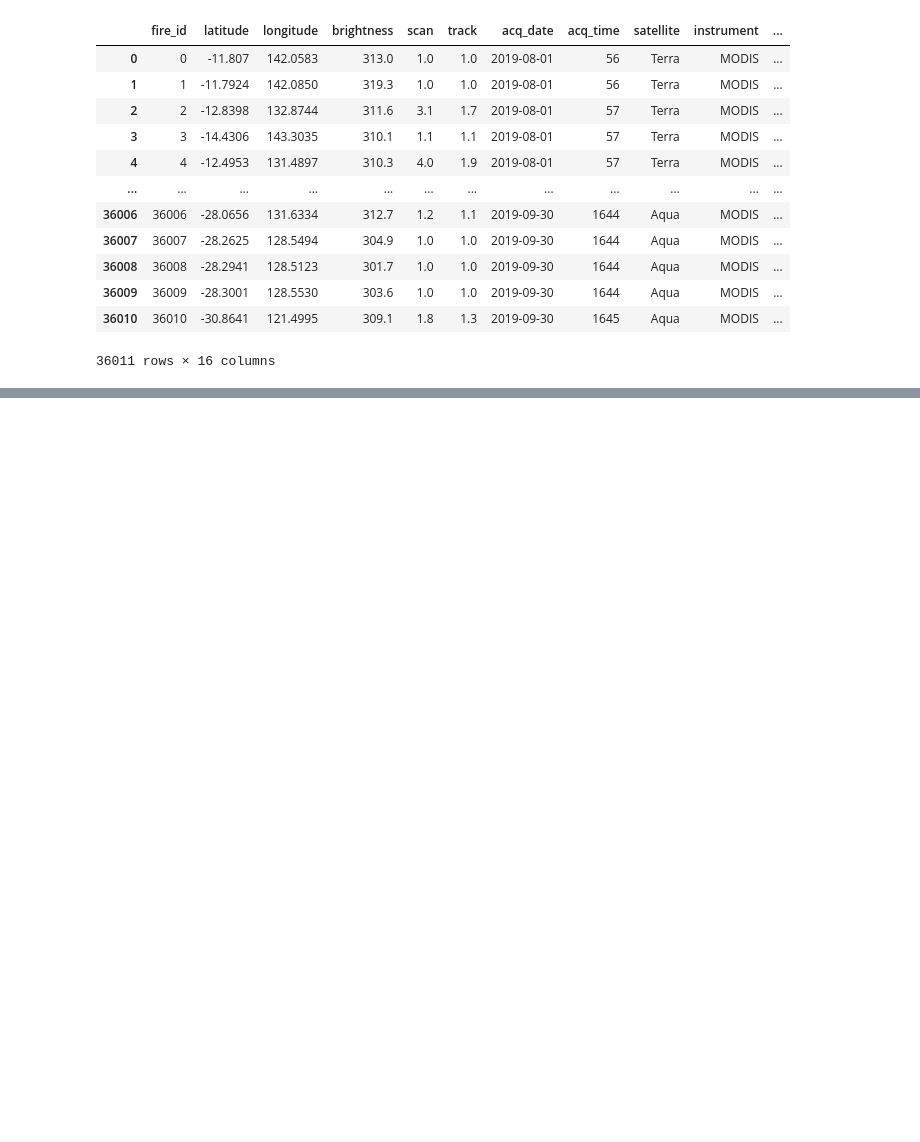
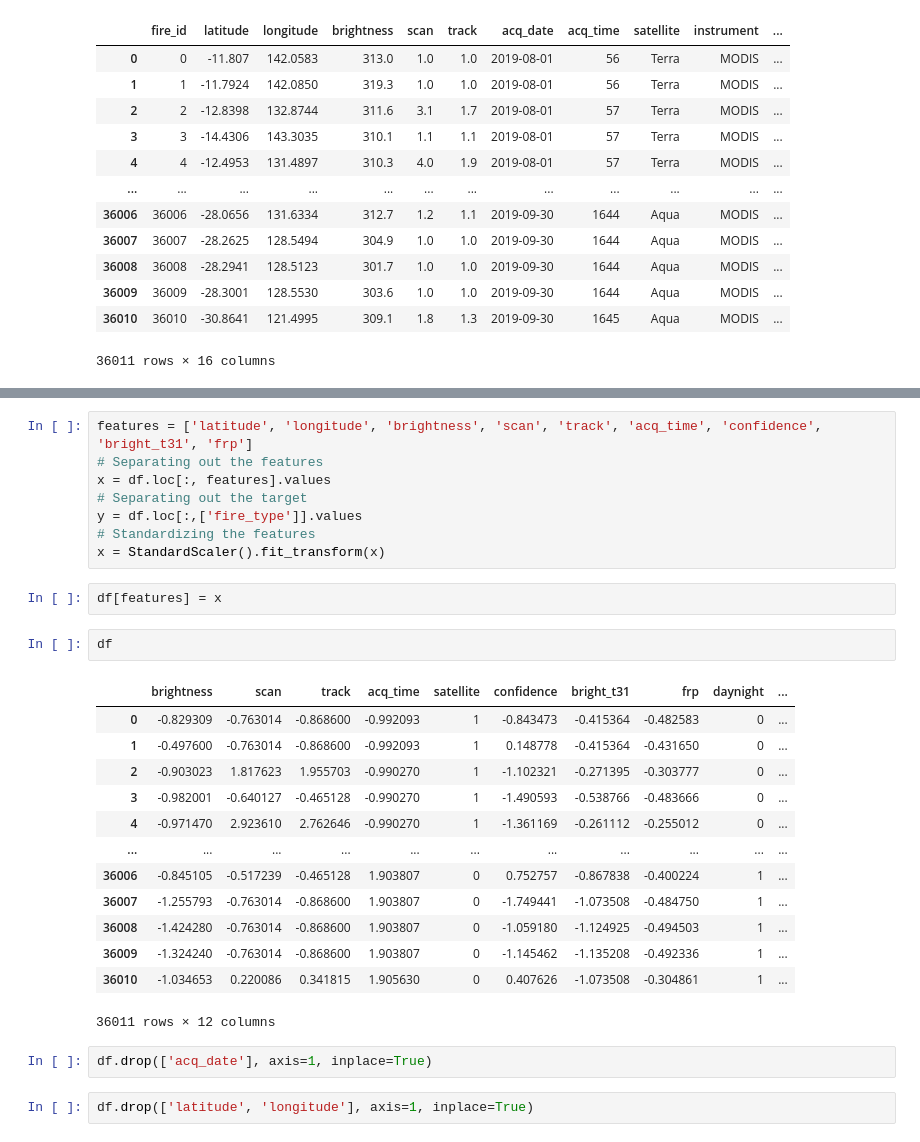
Before and after one commit to leo90rc/San_Gabriel, a Jupyter notebook: TOTUM_REVOLUTUM_complete_exercise/src/utils/testmysql.ipynb, the cells around one changed output, grey strips where cells are left out. Saved outputs shown, nothing was run; the diff lists cells and outputs as text; blank space fills up the shorter version.

```diff
--- a/TOTUM_REVOLUTUM_complete_exercise/src/utils/testmysql.ipynb
+++ b/TOTUM_REVOLUTUM_complete_exercise/src/utils/testmysql.ipynb
@@ -55,0 +131,30 @@ df
+# %%
+features = ['latitude', 'longitude', 'brightness', 'scan', 'track', 'acq_time', 'confidence', 'bright_t31', 'frp']
+# Separating out the features
+x = df.loc[:, features].values
+# Separating out the target
+y = df.loc[:,['fire_type']].values
+# Standardizing the features
+x = StandardScaler().fit_transform(x)
+# %%
+df[features] = x
+# %%
+df
+# %% [output]
+|  | brightness | scan | track | acq_time | satellite | confidence | bright_t31 | frp | daynight | ... |
+| 0 | -0.829309 | -0.763014 | -0.868600 | -0.992093 | 1 | -0.843473 | -0.415364 | -0.482583 | 0 | ... |
+| 1 | -0.497600 | -0.763014 | -0.868600 | -0.992093 | 1 | 0.148778 | -0.415364 | -0.431650 | 0 | ... |
+| 2 | -0.903023 | 1.817623 | 1.955703 | -0.990270 | 1 | -1.102321 | -0.271395 | -0.303777 | 0 | ... |
+| 3 | -0.982001 | -0.640127 | -0.465128 | -0.990270 | 1 | -1.490593 | -0.538766 | -0.483666 | 0 | ... |
+| 4 | -0.971470 | 2.923610 | 2.762646 | -0.990270 | 1 | -1.361169 | -0.261112 | -0.255012 | 0 | ... |
+| ... | ... | ... | ... | ... | ... | ... | ... | ... | ... | ... |
+| 36006 | -0.845105 | -0.517239 | -0.465128 | 1.903807 | 0 | 0.752757 | -0.867838 | -0.400224 | 1 | ... |
+| 36007 | -1.255793 | -0.763014 | -0.868600 | 1.903807 | 0 | -1.749441 | -1.073508 | -0.484750 | 1 | ... |
+| 36008 | -1.424280 | -0.763014 | -0.868600 | 1.903807 | 0 | -1.059180 | -1.124925 | -0.494503 | 1 | ... |
+| 36009 | -1.324240 | -0.763014 | -0.868600 | 1.903807 | 0 | -1.145462 | -1.135208 | -0.492336 | 1 | ... |
+| 36010 | -1.034653 | 0.220086 | 0.341815 | 1.905630 | 0 | 0.407626 | -1.073508 | -0.304861 | 1 | ... |
+36011 rows × 12 columns
+# %%
+df.drop(['acq_date'], axis=1, inplace=True)
+# %%
+df.drop(['latitude', 'longitude'], axis=1, inplace=True)
```
Also changed, not shown: parts of 13 cells of this notebook, 1 other file.
